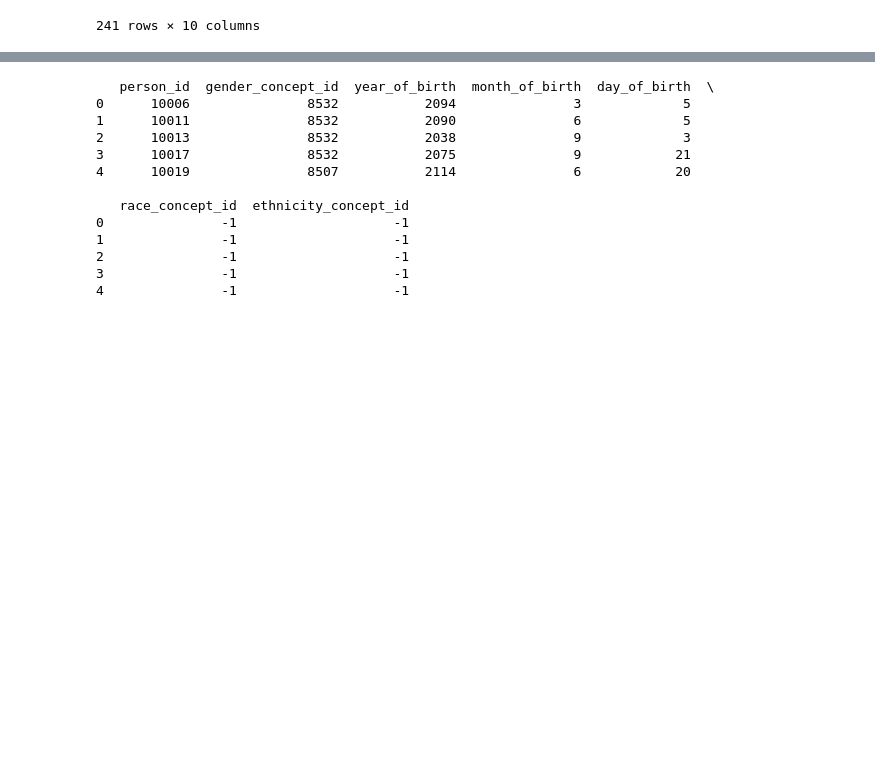
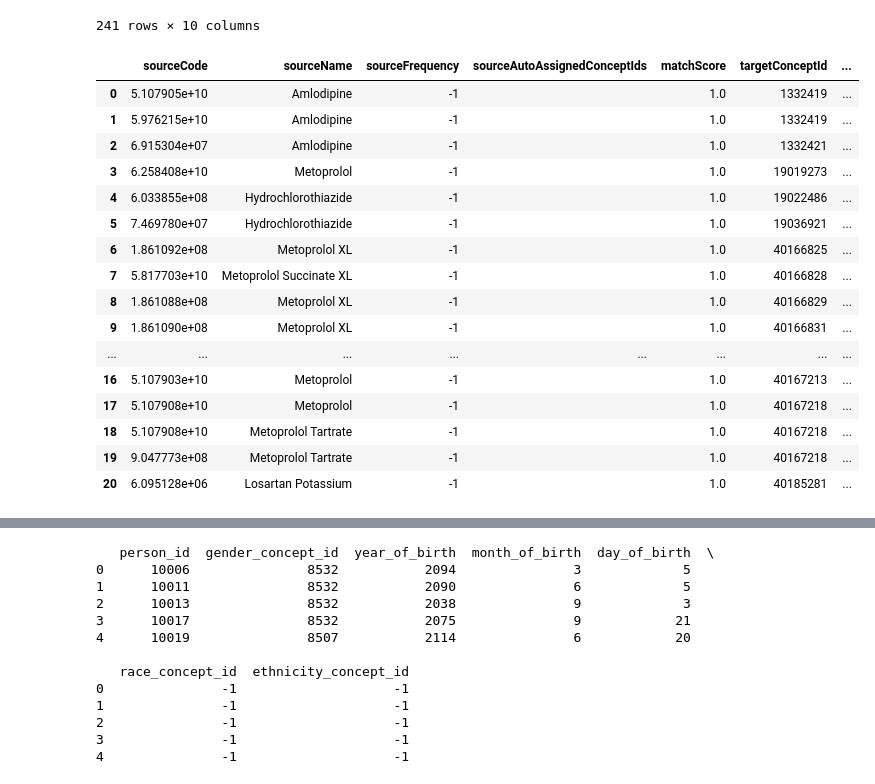
Before and after one commit to Mehd212/MIMICETL, a Jupyter notebook: main.ipynb, the cells around one changed output, grey strips where cells are left out. Cells and saved outputs as stored; diff of their text form; code cells hidden in the pictures; blank space fills up the shorter version.

Commit message:
map concepts

```diff
--- a/main.ipynb
+++ b/main.ipynb
@@ -10,6 +10,8 @@ mapped_items = pd.read_csv("data/mapped_items.csv", low_memory=False)
 mapped_icd9 = pd.read_csv("data/icd9codes_mapped.csv", low_memory=False)
 vocabulary = pd.read_csv("data/vocabulary.csv", low_memory=False, keep_default_na=False)
 domain = pd.read_csv("data/domain.csv", low_memory=False, keep_default_na=False)
+mapped_drugs = pd.read_csv("data/alldrugs_mapped.csv", low_memory=False, keep_default_na=False)
+drug_rxnorm = pd.read_csv("data/drug_rxnorm.csv", low_memory=False, keep_default_na=False)
 # %%
 htn_diagnoses = diagnoses_icd[
     diagnoses_icd['icd9_code'].str.startswith(('401', '402', '403', '404', '405'))
@@ -432,3 +434,23 @@ diagnostic_concept
 | 243 | 40479583 | Iatrogenic pneumothorax | 441536000 | SNOMED | Disorder | S | Condition | ... |
 | 244 | 201441 | Traumatic hemothorax without open... | 44599007 | SNOMED | Disorder | S | Condition | ... |
 241 rows × 10 columns
+# %%
+mapped_drugs
+# %% [output]
+|  | sourceCode | sourceName | sourceFrequency | sourceAutoAssignedConceptIds | matchScore | targetConceptId | ... |
+| 0 | 5.107905e+10 | Amlodipine | -1 |  | 1.0 | 1332419 | ... |
+| 1 | 5.976215e+10 | Amlodipine | -1 |  | 1.0 | 1332419 | ... |
+| 2 | 6.915304e+07 | Amlodipine | -1 |  | 1.0 | 1332421 | ... |
+| 3 | 6.258408e+10 | Metoprolol | -1 |  | 1.0 | 19019273 | ... |
+| 4 | 6.033855e+08 | Hydrochlorothiazide | -1 |  | 1.0 | 19022486 | ... |
+| 5 | 7.469780e+07 | Hydrochlorothiazide | -1 |  | 1.0 | 19036921 | ... |
+| 6 | 1.861092e+08 | Metoprolol XL | -1 |  | 1.0 | 40166825 | ... |
+| 7 | 5.817703e+10 | Metoprolol Succinate XL | -1 |  | 1.0 | 40166828 | ... |
+| 8 | 1.861088e+08 | Metoprolol XL | -1 |  | 1.0 | 40166829 | ... |
+| 9 | 1.861090e+08 | Metoprolol XL | -1 |  | 1.0 | 40166831 | ... |
+| ... | ... | ... | ... | ... | ... | ... | ... |
+| 16 | 5.107903e+10 | Metoprolol | -1 |  | 1.0 | 40167213 | ... |
+| 17 | 5.107908e+10 | Metoprolol | -1 |  | 1.0 | 40167218 | ... |
+| 18 | 5.107908e+10 | Metoprolol Tartrate | -1 |  | 1.0 | 40167218 | ... |
+| 19 | 9.047773e+08 | Metoprolol Tartrate | -1 |  | 1.0 | 40167218 | ... |
+| 20 | 6.095128e+06 | Losartan Potassium | -1 |  | 1.0 | 40185281 | ... |
```
Also changed, not shown: parts of 8 cells of this notebook.
